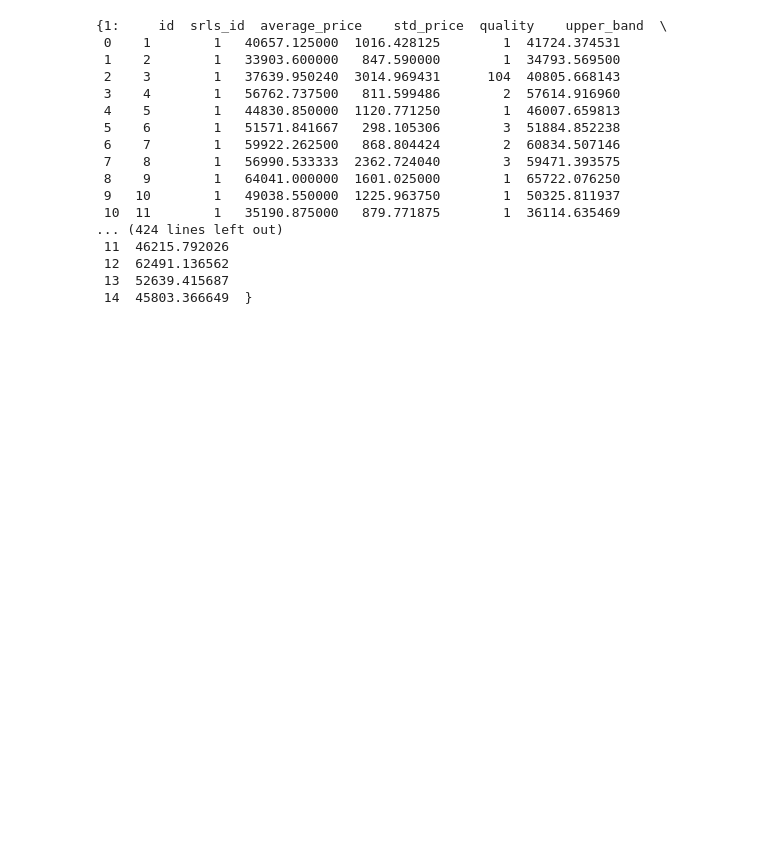
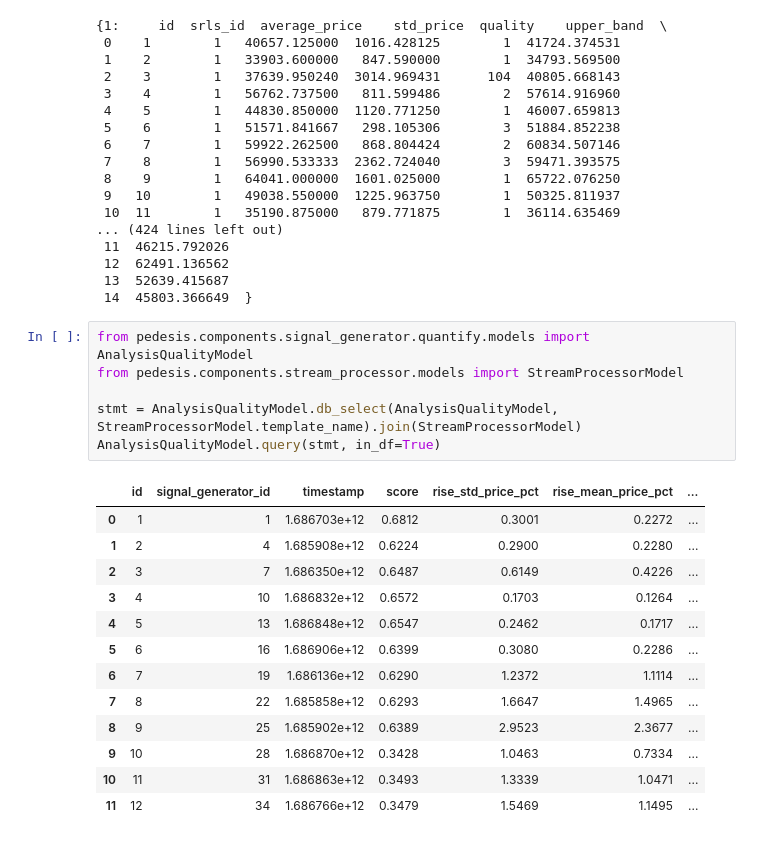
Before and after one commit to miladaleali/pedesis_test_docker, a Jupyter notebook: notebook/lab.ipynb, the cells around one changed output. Drawn from its saved outputs; the diff is of its cells as text; blank space fills up the shorter version.

```diff
--- a/notebook/lab.ipynb
+++ b/notebook/lab.ipynb
@@ -392,3 +413,23 @@ srlevels_dfs
  12  62491.136562
  13  52639.415687
  14  45803.366649  }
+# %%
+from pedesis.components.signal_generator.quantify.models import AnalysisQualityModel
+from pedesis.components.stream_processor.models import StreamProcessorModel
+
+stmt = AnalysisQualityModel.db_select(AnalysisQualityModel, StreamProcessorModel.template_name).join(StreamProcessorModel)
+AnalysisQualityModel.query(stmt, in_df=True)
+# %% [output]
+|  | id | signal_generator_id | timestamp | score | rise_std_price_pct | rise_mean_price_pct | ... |
+| 0 | 1 | 1 | 1.686703e+12 | 0.6812 | 0.3001 | 0.2272 | ... |
+| 1 | 2 | 4 | 1.685908e+12 | 0.6224 | 0.2900 | 0.2280 | ... |
+| 2 | 3 | 7 | 1.686350e+12 | 0.6487 | 0.6149 | 0.4226 | ... |
+| 3 | 4 | 10 | 1.686832e+12 | 0.6572 | 0.1703 | 0.1264 | ... |
+| 4 | 5 | 13 | 1.686848e+12 | 0.6547 | 0.2462 | 0.1717 | ... |
+| 5 | 6 | 16 | 1.686906e+12 | 0.6399 | 0.3080 | 0.2286 | ... |
+| 6 | 7 | 19 | 1.686136e+12 | 0.6290 | 1.2372 | 1.1114 | ... |
+| 7 | 8 | 22 | 1.685858e+12 | 0.6293 | 1.6647 | 1.4965 | ... |
+| 8 | 9 | 25 | 1.685902e+12 | 0.6389 | 2.9523 | 2.3677 | ... |
+| 9 | 10 | 28 | 1.686870e+12 | 0.3428 | 1.0463 | 0.7334 | ... |
+| 10 | 11 | 31 | 1.686863e+12 | 0.3493 | 1.3339 | 1.0471 | ... |
+| 11 | 12 | 34 | 1.686766e+12 | 0.3479 | 1.5469 | 1.1495 | ... |
```
Also changed, not shown: parts of 4 cells of this notebook, 42 other files.
